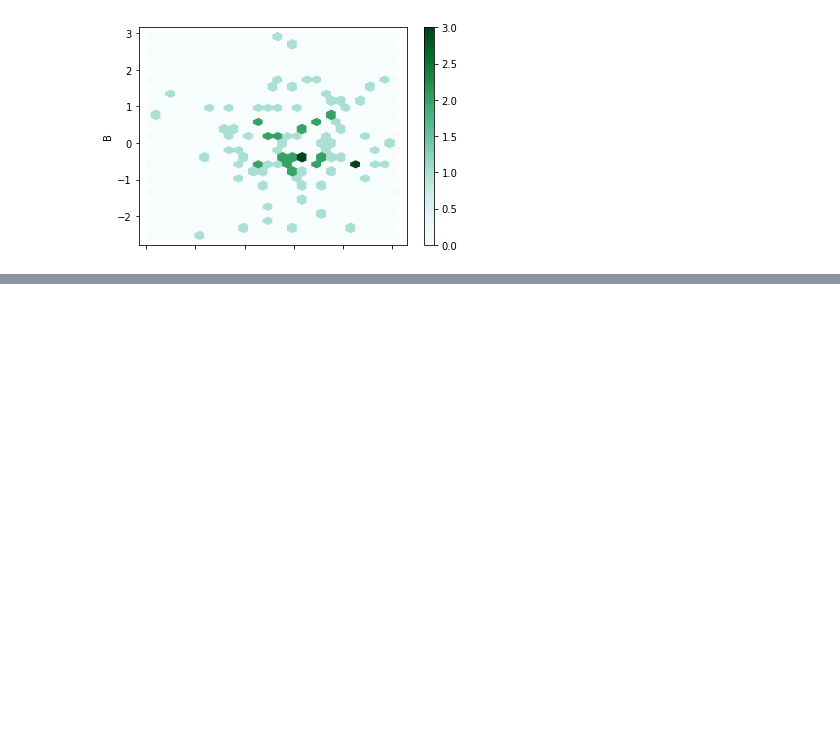
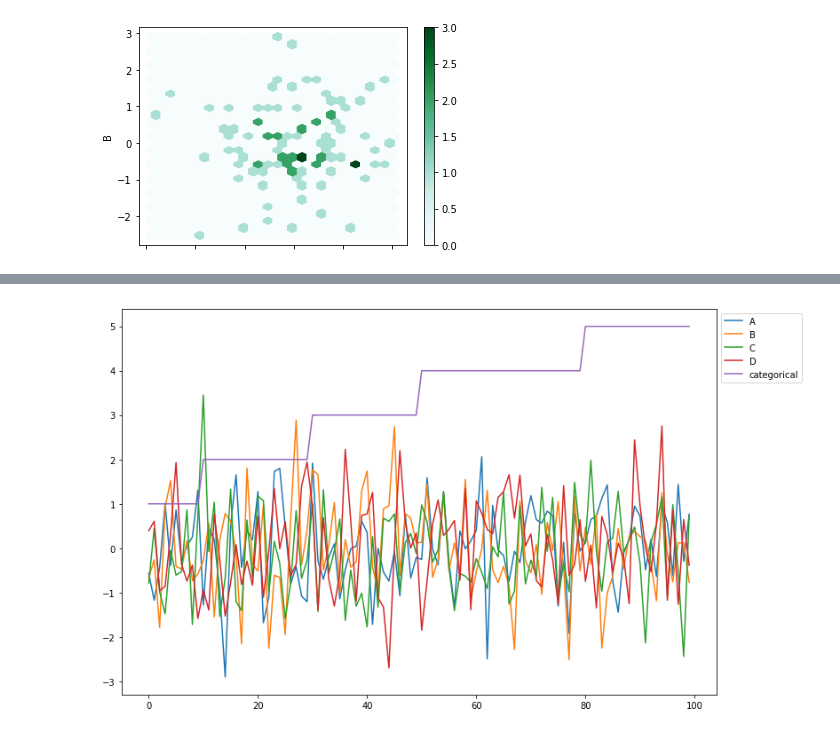
Before and after one commit to mahesh-keswani/ML-DL-FromBasicsToAdvance, a Jupyter notebook: pandas_basics/visualizing_data_with_pandas.ipynb, the cells around one changed output, grey strips where cells are left out. Cells and saved outputs as stored; diff of their text form; code cells hidden in the pictures; blank space fills up the shorter version.

```diff
--- a/pandas_basics/visualizing_data_with_pandas.ipynb
+++ b/pandas_basics/visualizing_data_with_pandas.ipynb
@@ -157,0 +177,8 @@ df.plot.hexbin(x = 'A', y = 'B', gridsize = 25);
+# %%
+# Now taking the legend and putting outside the graph
+ax = df.plot.line(figsize = (12, 8))
+# location = 0 means it automatically plots the legend at the best place which covers minimal portion of graph
+# bbox_to_anchor takes the legend outside the graph and takes (x, y) as argument
+ax.legend(loc = 0, bbox_to_anchor = (1.0, 1.0));
+# %% [output]
+[figure, added]
```
Also changed, not shown: parts of 2 cells of this notebook.
